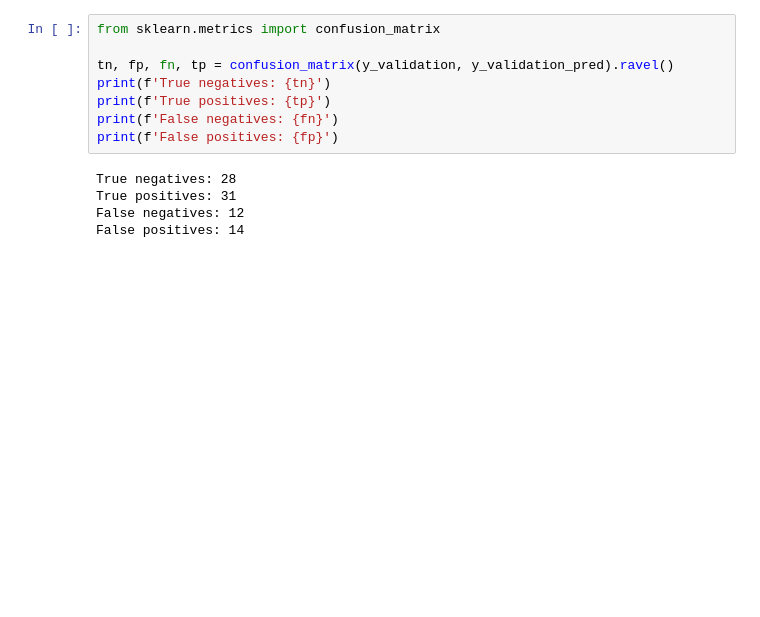
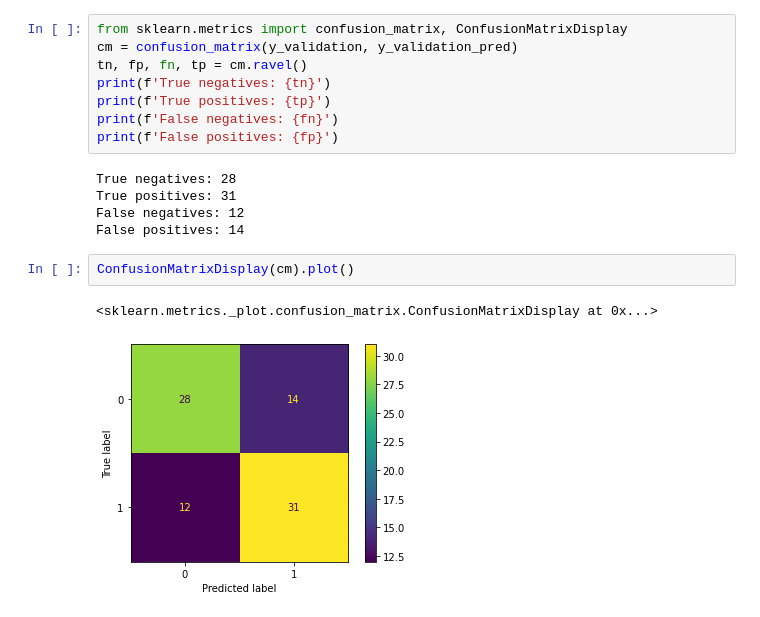
Before and after one commit to dominikacecylia/Tailored-brewing, a Jupyter notebook: tailored_brewing_classification.ipynb, the cells around one changed output. Drawn from its saved outputs; the diff is of its cells as text; blank space fills up the shorter version.

```diff
--- a/tailored_brewing_classification.ipynb
+++ b/tailored_brewing_classification.ipynb
@@ -69,9 +69,9 @@ model.fit(X_train_dense, y_train)
 y_train_pred = model.predict(X_train_dense)
 y_validation_pred = model.predict(X_validation_dense)
 # %%
-from sklearn.metrics import confusion_matrix
-
-tn, fp, fn, tp = confusion_matrix(y_validation, y_validation_pred).ravel()
+from sklearn.metrics import confusion_matrix, ConfusionMatrixDisplay
+cm = confusion_matrix(y_validation, y_validation_pred)
+tn, fp, fn, tp = cm.ravel()
 print(f'True negatives: {tn}')
 print(f'True positives: {tp}')
 print(f'False negatives: {fn}')
@@ -81,4 +81,9 @@ True negatives: 28
 True positives: 31
 False negatives: 12
 False positives: 14
+# %%
+ConfusionMatrixDisplay(cm).plot()
+# %% [output]
+<sklearn.metrics._plot.confusion_matrix.ConfusionMatrixDisplay at 0x...>
+[figure, added]
 # %%
```
Also changed, not shown: parts of 7 cells of this notebook.
